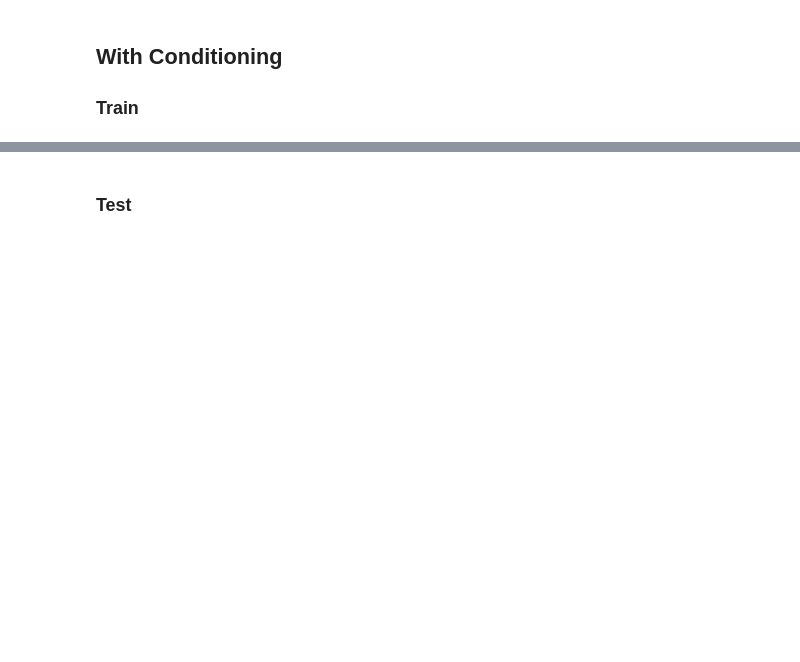
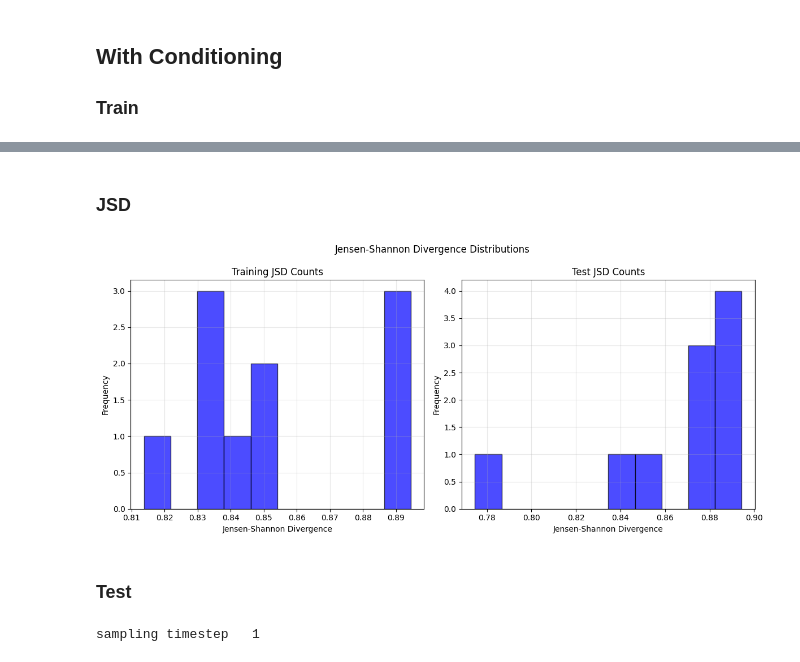
Before and after one commit to 4rn3/Thesis, a Jupyter notebook: src/main_C_Unet.ipynb, the cells around one changed output, grey strips where cells are left out. Drawn from its saved outputs; the diff is of its cells as text; code cells hidden in the pictures; blank space fills up the shorter version.

```diff
--- a/src/main_C_Unet.ipynb
+++ b/src/main_C_Unet.ipynb
@@ -253,9 +265,19 @@ for i in range(multi_customer_sample.shape[1]):
+# %% [markdown]
+### JSD
+# %%
+plot_jsd(ts_train, ts_test, ts_sample, log_file_name, cond=True)
+# %% [output]
+[figure, added]
 # %% [markdown]
 ### Test
 # %%
+real_cond_data_test = real_cond_data_test.to(torch.float32)
 sample, _ = ddpm.sample_ddpm_context(n_sample=10, context=real_cond_data_test.to(device), channels=channels, height=img_cols,
                                       device=device, timesteps=timesteps, nn_model=model, beta1=betas[0], beta2=betas[1])
 sample = sample.cpu().numpy()
 sample = sample.squeeze()
+ts_sample = np.expand_dims(sample.reshape(10, -1), -1).transpose(0, 2, 1)
+# %% [output]
+sampling timestep   1
 # %%
 visualize_pca_tsne_unet(real_data_test, sample, customer_ids, filename=log_file_name, cond=True, train_test="Test")
```
Also changed, not shown: parts of 23 cells of this notebook.
